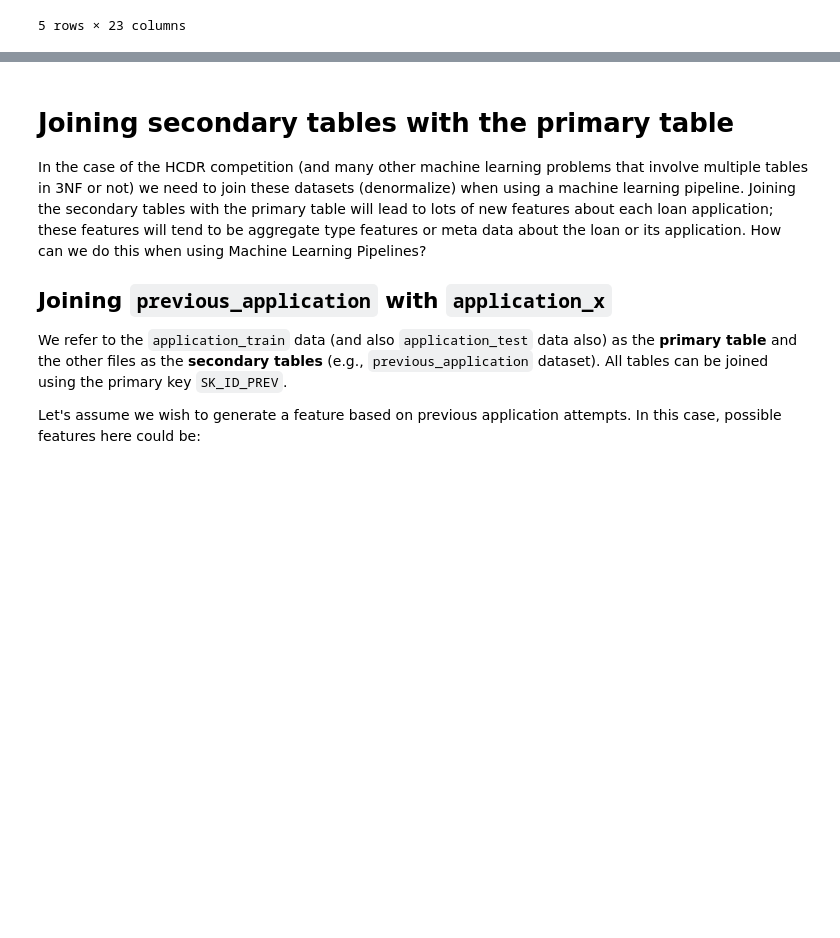
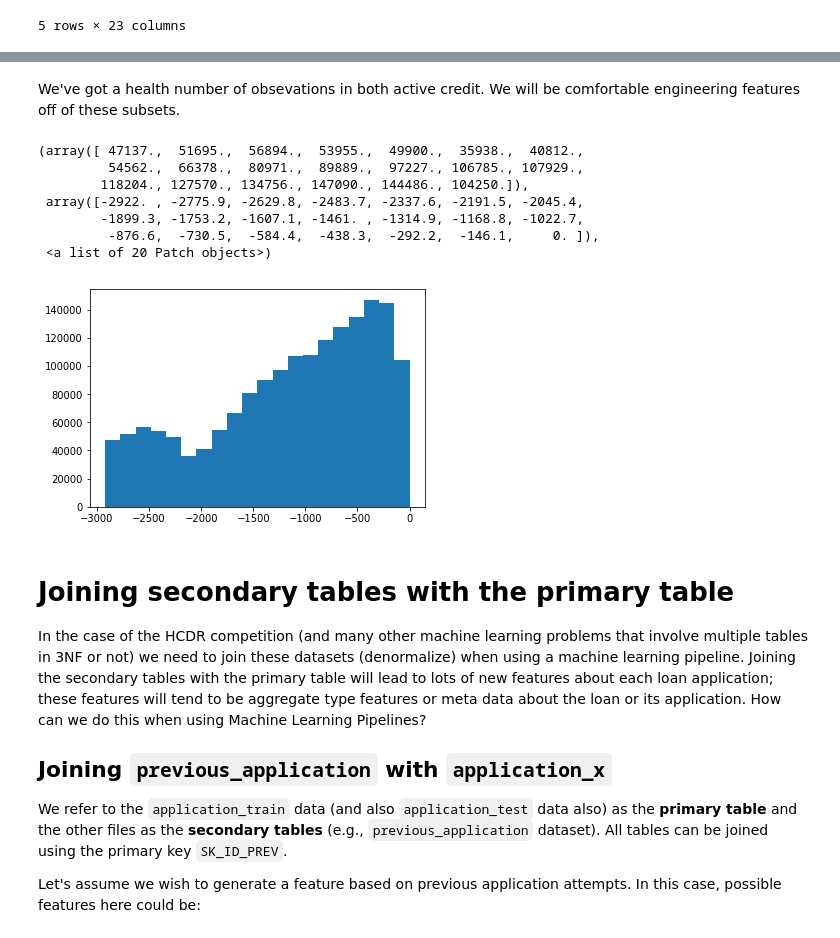
Before and after one commit to xgu1-ds/Machine-Learning-Home-Credit-Default-Risk-HCDR-, a Jupyter notebook: Phase-1/HCDR-Project_Phase_1_xin.ipynb, the cells around one changed output, grey strips where cells are left out. Drawn from its saved outputs; the diff is of its cells as text; code cells hidden in the pictures; blank space fills up the shorter version.

```diff
--- a/Phase-1/HCDR-Project_Phase_1_xin.ipynb
+++ b/Phase-1/HCDR-Project_Phase_1_xin.ipynb
@@ -886,3 +940,16 @@ ccbDF.head()
+# %% [markdown]
+We've got a health number of obsevations in both active credit. We will be comfortable engineering features off of these subsets.
+# %%
+plt.hist(burDF['DAYS_CREDIT'],bins = 20)
+# %% [output]
+(array([ 47137.,  51695.,  56894.,  53955.,  49900.,  35938.,  40812.,
+         54562.,  66378.,  80971.,  89889.,  97227., 106785., 107929.,
+        118204., 127570., 134756., 147090., 144486., 104250.]),
+ array([-2922. , -2775.9, -2629.8, -2483.7, -2337.6, -2191.5, -2045.4,
+        -1899.3, -1753.2, -1607.1, -1461. , -1314.9, -1168.8, -1022.7,
+         -876.6,  -730.5,  -584.4,  -438.3,  -292.2,  -146.1,     0. ]),
+ <a list of 20 Patch objects>)
+[figure, added]
 # %% [markdown]
 # Joining secondary tables with the primary table
 
```
Also changed, not shown: parts of 37 cells of this notebook.
